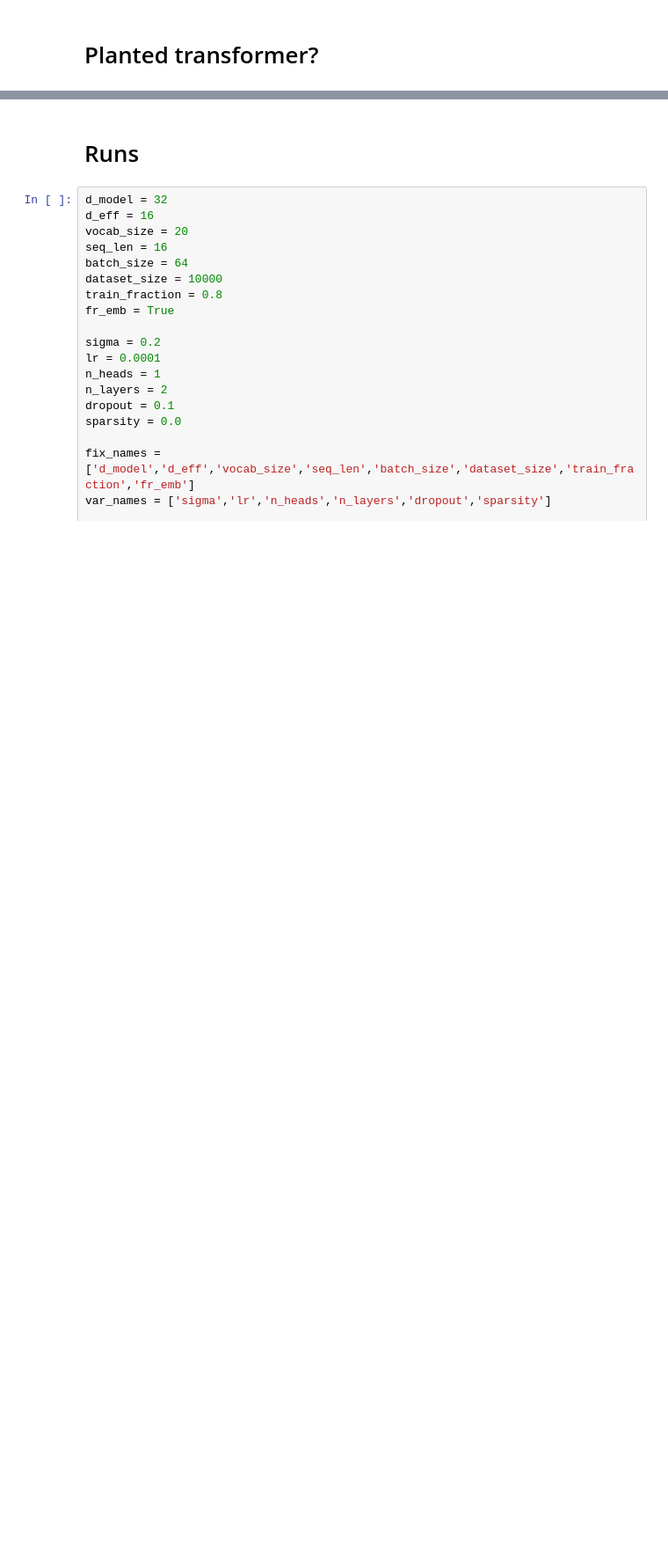
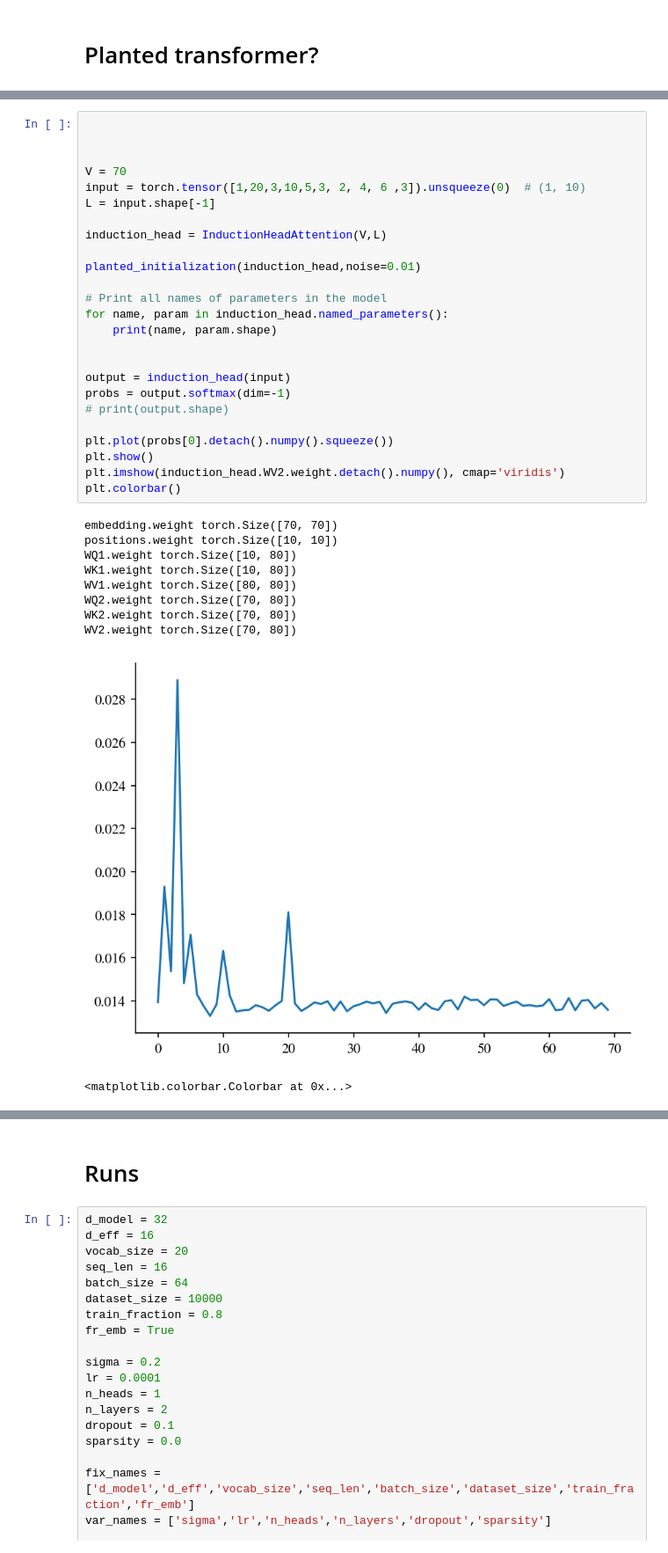
Before and after one commit to CristopherErazo/SAM, a Jupyter notebook: notebooks/26_02_03_Copying_Task.ipynb, the cells around one changed output, grey strips where cells are left out. Shown at 88% size. Drawn from its saved outputs; the diff is of its cells as text; blank space fills up the shorter version.

```diff
--- a/notebooks/26_02_03_Copying_Task.ipynb
+++ b/notebooks/26_02_03_Copying_Task.ipynb
@@ -13,0 +74,36 @@ apply_general_styles()
+# %%
+
+
+
+V = 70
+input = torch.tensor([1,20,3,10,5,3, 2, 4, 6 ,3]).unsqueeze(0)  # (1, 10)
+L = input.shape[-1]
+
+induction_head = InductionHeadAttention(V,L)
+
+planted_initialization(induction_head,noise=0.01)
+
+# Print all names of parameters in the model
+for name, param in induction_head.named_parameters():
+    print(name, param.shape)
+
+
+output = induction_head(input)
+probs = output.softmax(dim=-1)
+# print(output.shape)
+
+plt.plot(probs[0].detach().numpy().squeeze())
+plt.show()
+plt.imshow(induction_head.WV2.weight.detach().numpy(), cmap='viridis')
+plt.colorbar()
+# %% [output]
+embedding.weight torch.Size([70, 70])
+positions.weight torch.Size([10, 10])
+WQ1.weight torch.Size([10, 80])
+WK1.weight torch.Size([10, 80])
+WV1.weight torch.Size([80, 80])
+WQ2.weight torch.Size([70, 80])
+WK2.weight torch.Size([70, 80])
+WV2.weight torch.Size([70, 80])
+[figure, added]
+<matplotlib.colorbar.Colorbar at 0x...>
```
Also changed, not shown: parts of 9 cells of this notebook, 3 other files.
